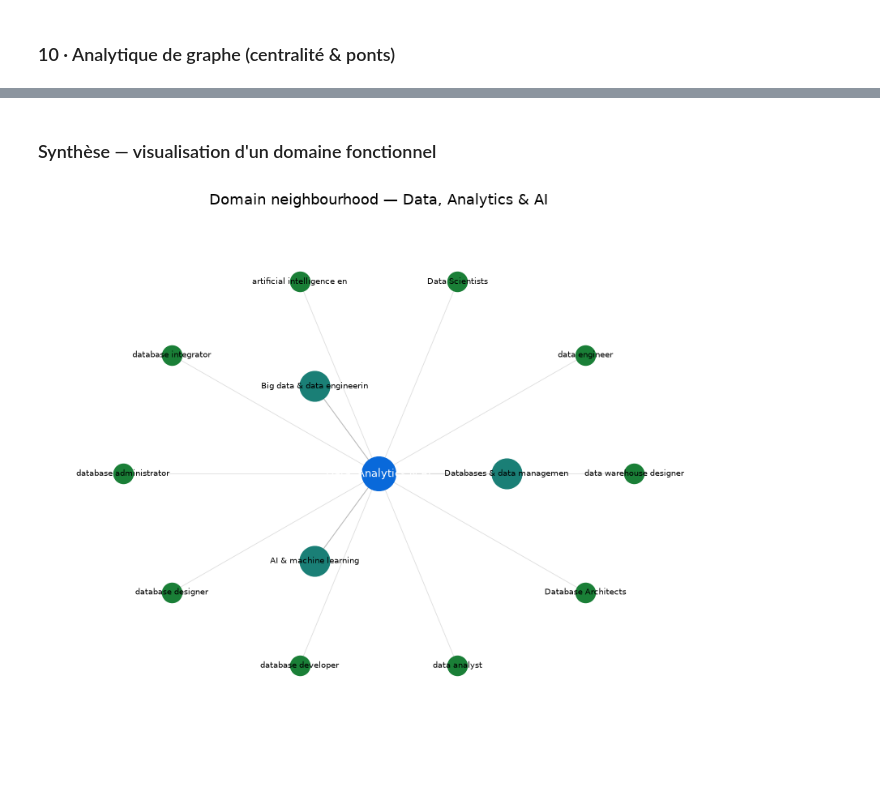
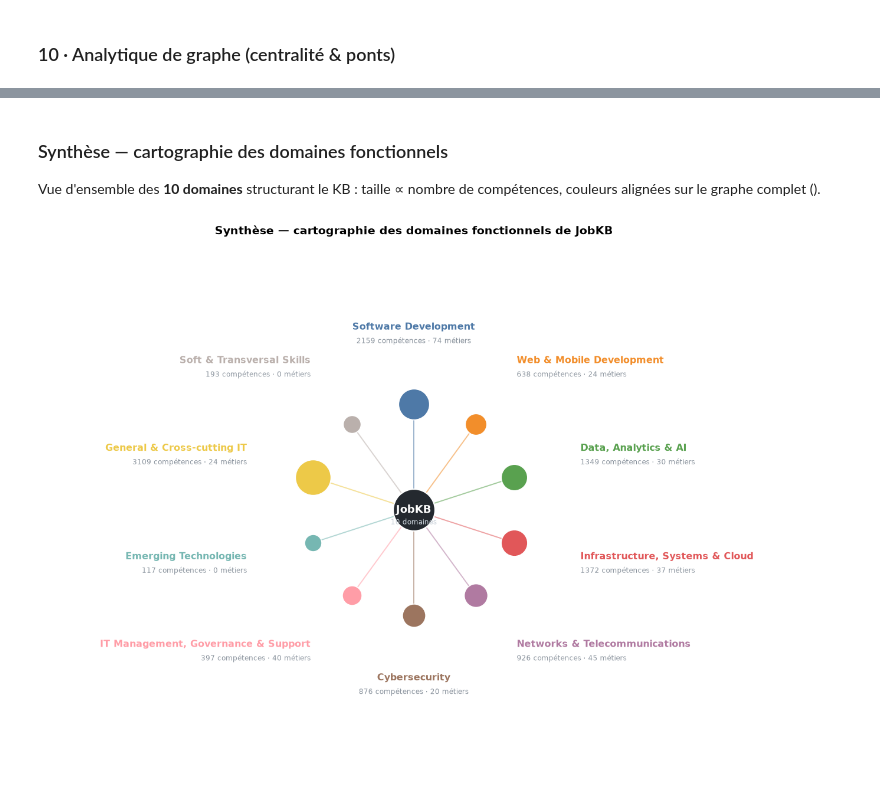
Before and after one commit to YoussefDhb/JobKB, a Jupyter notebook: notebooks/inspect.ipynb, the cells around one changed output, grey strips where cells are left out. Drawn from its saved outputs; the diff is of its cells as text; code cells hidden in the pictures.

```diff
--- a/notebooks/inspect.ipynb
+++ b/notebooks/inspect.ipynb
@@ -914,26 +1069,58 @@ except Exception as _e:
 # %% [markdown]
-### Synthèse — visualisation d'un domaine fonctionnel
+### Synthèse — cartographie des domaines fonctionnels
+
+Vue d'ensemble des **10 domaines** structurant le KB : taille ∝ nombre de compétences, couleurs alignées sur le graphe complet ().
 # %%
-# small node-link diagram of one functional domain: its categories + a sample of its occupations
+# Synthèse — cartographie des 10 domaines fonctionnels (taille ∝ nb de compétences, couleur = graphe complet).
+import math
+from collections import defaultdict
 byid = {n['id']: n for n in nodes}
-dom = next((n for n in nodes if n['kind'] == 'skill_domain' and 'Data' in (n['label_en'] or '')), None)
-cats = [byid[e['source']] for e in edges if e['type'] == 'broader' and e['target'] == dom['id']
-        and byid[e['source']]['kind'] == 'skill_category']
-occs = [byid[e['source']] for e in edges if e['type'] == 'in_domain' and e['target'] == dom['id']][:10]
-fig, ax = plt.subplots(figsize=(8.5, 7)); ax.axis('off')
-ax.set_title(f"Domain neighbourhood — {dom['label_en']}", fontsize=13)
-def ring(items, radius, color, size):
-    pts = {}
-    for i, n in enumerate(items):
-        a = 2 * math.pi * i / max(1, len(items))
-        x, y = radius * math.cos(a), radius * math.sin(a); pts[n['id']] = (x, y)
-        ax.scatter([x], [y], s=size, color=color, zorder=3)
-        ax.annotate(n['label_en'][:26], (x, y), fontsize=7.5, ha='center', va='center', zorder=4)
-    return pts
-ax.scatter([0], [0], s=900, color='#0969da', zorder=3); ax.annotate(dom['label_en'], (0, 0), fontsize=9, ha='center', va='center', color='white', zorder=4)
-cp = ring(cats, 1.0, '#1a7f76', 700); op = ring(occs, 2.0, '#1a7f37', 300)
-for n in cats: ax.plot([0, cp[n['id']][0]], [0, cp[n['id']][1]], color='#bbb', lw=0.8, zorder=1)
-for n in occs: ax.plot([0, op[n['id']][0]], [0, op[n['id']][1]], color='#ddd', lw=0.6, zorder=1)
-ax.set_xlim(-2.6, 2.6); ax.set_ylim(-2.6, 2.6); plt.tight_layout(); plt.show()
+doms = [n for n in nodes if n['kind'] == 'skill_domain']
+# skills per domain (skill → category → domain) and occupations per domain (in_domain)
+skill_cat, cat_dom = {}, {}
+for e in edges:
+    if e['type'] == 'broader':
+        s, t = byid[e['source']], byid[e['target']]
+        if s['kind'] == 'skill' and t['kind'] == 'skill_category':
+            skill_cat[e['source']] = e['target']
+        elif s['kind'] == 'skill_category' and t['kind'] == 'skill_domain':
+            cat_dom[e['source']] = e['target']
+nsk = defaultdict(int)
+for s, c in skill_cat.items():
+    d = cat_dom.get(c)
+    if d:
+        nsk[d] += 1
+nocc = defaultdict(int)
+for e in edges:
+    if e['type'] == 'in_domain':
+        nocc[e['target']] += 1
+PAL = ['#4e79a7', '#f28e2b', '#59a14f', '#e15759', '#b07aa1', '#9c755f', '#ff9da7', '#76b7b2', '#edc948', '#bab0ac']
+
+fig, ax = plt.subplots(figsize=(13, 10.5)); ax.axis('off')
+ax.set_title("Synthèse — cartographie des domaines fonctionnels de JobKB", fontsize=14, weight='bold', pad=14)
+R = 1.0
+smax = max(nsk[d['id']] for d in doms) or 1
+for i, d in enumerate(doms):
+    a = math.pi / 2 - 2 * math.pi * i / len(doms)          # start at top, go clockwise
+    x, y = R * math.cos(a), R * math.sin(a)
+    col = PAL[i % 10]
+    ax.plot([0, x], [0, y], color=col, lw=1.4, alpha=0.55, zorder=1)
+    sz = 380 + 1500 * (nsk[d['id']] / smax)                # area ∝ share of skills
+    ax.scatter([x], [y], s=sz, color=col, edgecolors='white', linewidths=1.2, zorder=3)
+    # label placed OUTSIDE the bubble, aligned by angle so it reads outward and never overlaps
+    lx, ly = 1.66 * math.cos(a), 1.66 * math.sin(a)
+    ha = 'left' if math.cos(a) > 0.25 else ('right' if math.cos(a) < -0.25 else 'center')
+    ax.annotate(d['label_en'], (lx, ly), xytext=(0, 9), textcoords='offset points',
+                ha=ha, va='center', fontsize=11.5, weight='bold', color=col, zorder=5)
+    ax.annotate(f"{nsk[d['id']]} compétences · {nocc[d['id']]} métiers", (lx, ly),
+                xytext=(0, -8), textcoords='offset points',
+                ha=ha, va='center', fontsize=8.5, color='#8b949e', zorder=5)
+# central hub
+ax.scatter([0], [0], s=2600, color='#24292f', edgecolors='white', linewidths=1.5, zorder=4)
+ax.annotate("JobKB", (0, 0), ha='center', va='center', color='white', fontsize=13, weight='bold', zorder=5)
+ax.annotate(f"{len(doms)} domaines", (0, 0), xytext=(0, -15), textcoords='offset points',
+            ha='center', va='center', color='#c9d1d9', fontsize=8.5, zorder=5)
+ax.set_xlim(-3.5, 3.5); ax.set_ylim(-2.5, 2.5); ax.set_aspect('equal')
+plt.tight_layout(); plt.show()
 # %% [output]
-[figure, old version]
+[figure, new version]
```
Also changed, not shown: parts of 22 cells of this notebook, 8 other files.
